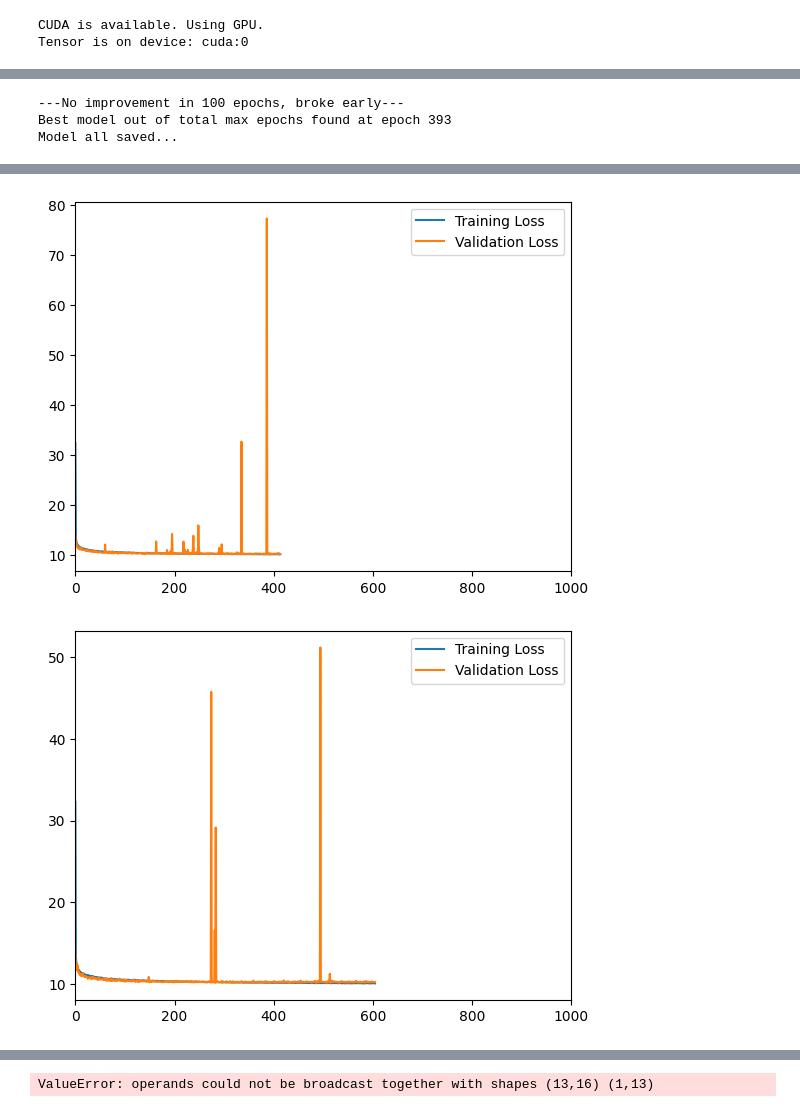
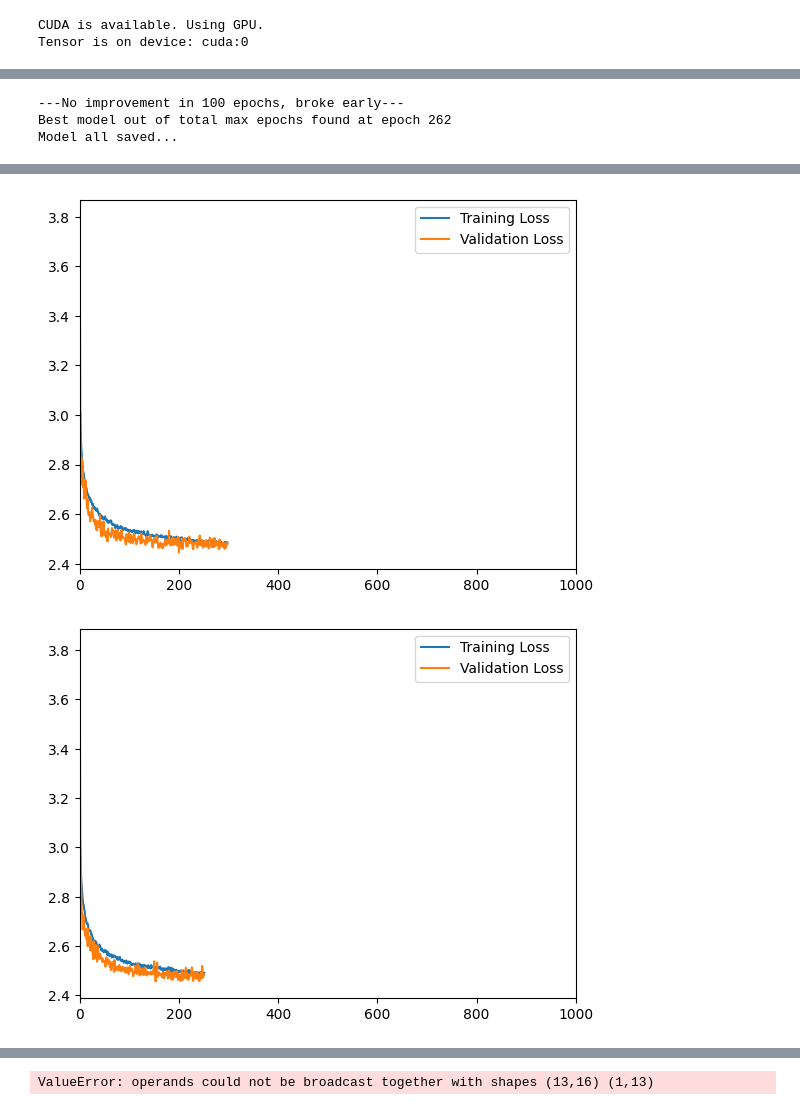
Before and after one commit to chiara-aisweden/cloud_rm, a Jupyter notebook: Cloud_rm/train_model.ipynb, the cells around one changed output, grey strips where cells are left out. Drawn from its saved outputs; the diff is of its cells as text; code cells hidden in the pictures.

```diff
--- a/Cloud_rm/train_model.ipynb
+++ b/Cloud_rm/train_model.ipynb
@@ -51,10 +51,10 @@ Tensor is on device: cuda:0
 channel_labels= ['Cloud_B02','Cloud_B03','Cloud_B04','Cloud_B05','Cloud_B06','Cloud_B07',
                  'Cloud_B08','Cloud_B09','Cloud_B10','Cloud_B11','Cloud_B12','Cloud_B13']
 
-data_water=parse.parse('cloudrm3_water_newsurf.dat')
-data_clear=parse.parse('cloudrm3_clear_newsurf.dat')
-data_ice=parse.parse('cloudrm3_ice_newsurf.dat')
-data_mixed=parse.parse('cloudrm3_mixed_newsurf.dat')
+data_water=parse.parse('cloudrm4_water_newsurf.dat')
+data_clear=parse.parse('cloudrm4_clear_newsurf.dat')
+data_ice=parse.parse('cloudrm4_ice_newsurf.dat')
+data_mixed=parse.parse('cloudrm4_mixed_newsurf.dat')
 
 #data_black_water=parse.parse('cloudrm_water_black_surf.dat')
 #data_black_clear=parse.parse('cloudrm_clear_black_surf.dat')
@@ -94,7 +94,8 @@ y_labels=['Clear_B02','Clear_B03','Clear_B04','Clear_B05',
 
 #df[y_labels]=df[X_labels].to_numpy()-df[clear_labels].to_numpy()
 
-quantiles = [0.025,0.05, 0.1, 0.2, 0.3, 0.4, 0.5, 0.6, 0.7, 0.8, 0.9, 0.95,0.975]
+#quantiles = [0.025,0.05, 0.1, 0.2, 0.3, 0.4, 0.5, 0.6, 0.7, 0.8, 0.9, 0.95,0.975]
+quantiles = [0.1,0.5,0.9]
 # %%
 import numpy as np
 # %%
@@ -184,7 +185,7 @@ train_indices=[i for i in range(len(X_train['Cloud_B02'])) if np.any(validation_
 # %%
 batch_size=500
 save=True
-ensamble=5
+ensamble=10
 
 nepochs=1000
 models=[QuantileNetwork(quantiles=quantiles) for i in range(ensamble)]
@@ -209,7 +210,7 @@ sequence_all=lambda: nn.Sequential(
 
 
 for i,model in enumerate(models):
-    main_filepath="pytorch_models/cont_test"
+    main_filepath="pytorch_models/models_dataset4"
     model.fit(X_train.to_numpy(),y_train.to_numpy(),
             train_indices,
             validation_indices,
@@ -233,5 +234,5 @@ if save:
     df.to_csv(main_filepath+'/df.csv',index=True)
 # %% [output]
 ---No improvement in 100 epochs, broke early---
-Best model out of total max epochs found at epoch 393
+Best model out of total max epochs found at epoch 262
 Model all saved...
@@ -239,2 +240,2 @@ Model all saved...
-[figure, old version]
+[figure, new version]
-[figure, old version]
+[figure, new version]
```
Also changed, not shown: parts of 4 cells of this notebook, 15 other files.
